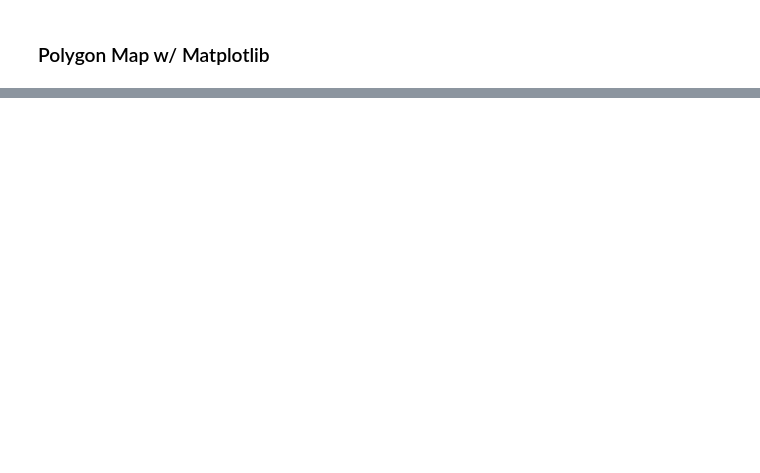
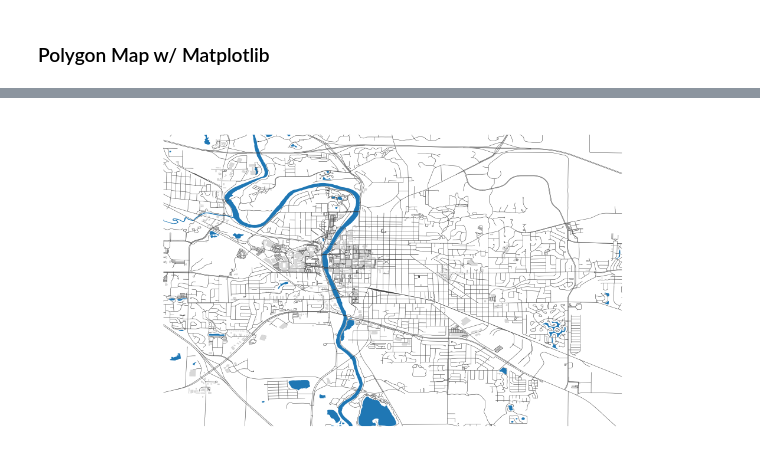
Before and after one commit to ryan-p-larson/city-maps, a Jupyter notebook: src/03-initial-mapping.ipynb, the cells around one changed output, grey strips where cells are left out. Saved outputs shown, nothing was run; the diff lists cells and outputs as text; code cells hidden in the pictures; blank space fills up the shorter version.

```diff
--- a/src/03-initial-mapping.ipynb
+++ b/src/03-initial-mapping.ipynb
@@ -222,0 +200,26 @@ Weekend Locations
+# %%
+# Base map scratch
+f, ax = plt.subplots(1, figsize=(20, 10))
+
+for poly in ic_water['geometry']:
+    gpd.plotting.plot_polygon_collection(geoms=poly, ax=ax)
+
+for poly in ic_roads['geometry']:
+    gpd.plotting.plot_linestring_collection(geoms=poly,
+                                            ax=ax,
+                                            linewidth=0.5,
+                                            color='#333333'
+                                           )
+
+for poly in ic_buildings['geometry']:
+    gpd.plotting.plot_polygon_collection(geoms=poly,
+                                        ax=ax,
+                                        color='#d8d8d8',
+                                        linewidth=0.1,
+                                        edgecolor='#666666'
+                                        )
+lims = plt.axis('equal')
+ax.set_axis_off()
+plt.show()
+# %% [output]
+[figure, added]
```
Also changed, not shown: parts of 35 cells of this notebook.
